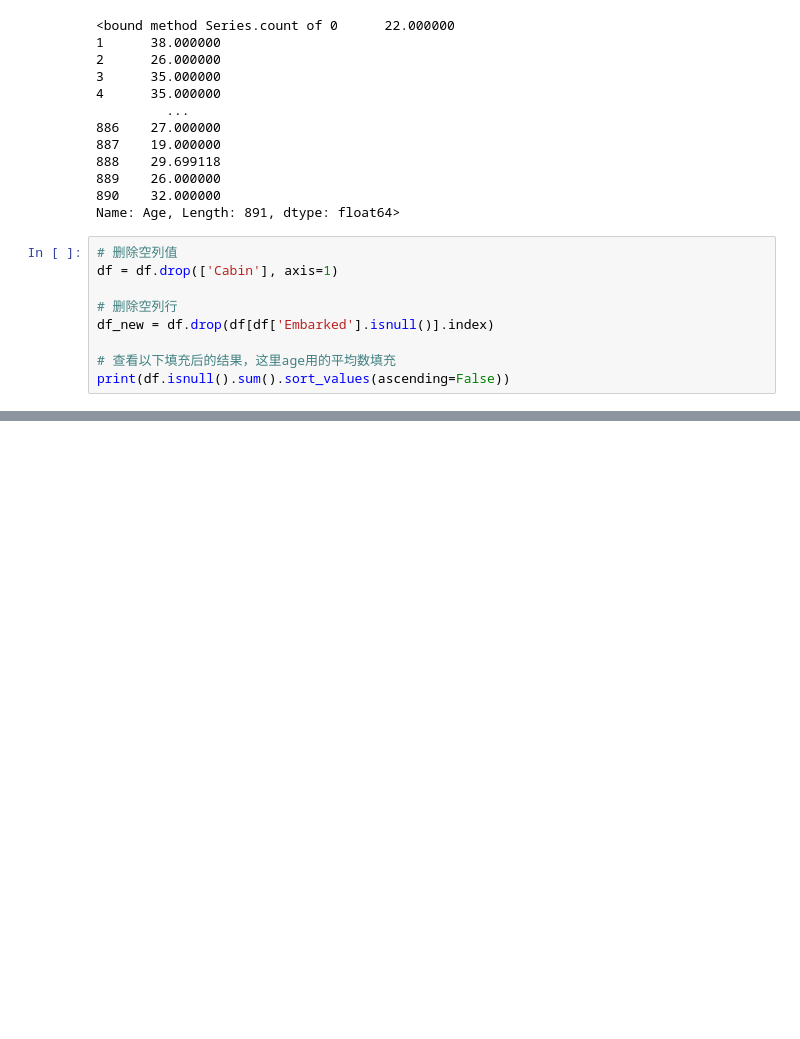
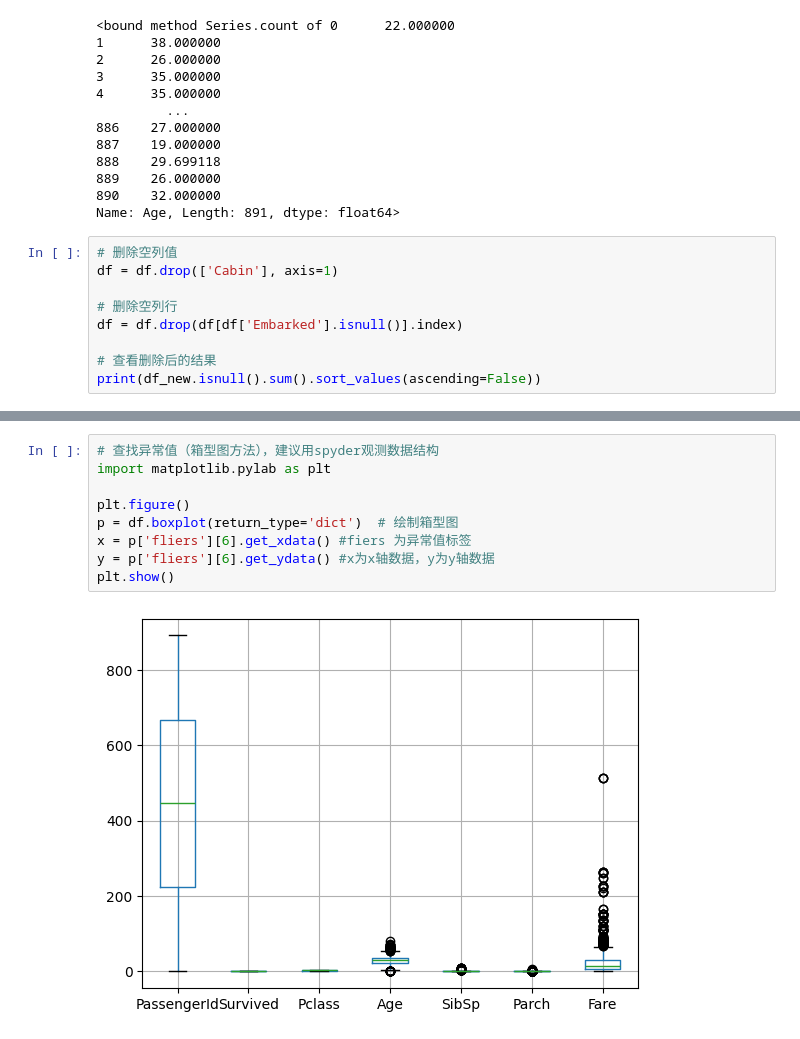
Before and after one commit to Austoin/Data_Analysis_Excavation_Cqust, a Jupyter notebook: 实验2/main.ipynb, the cells around one changed output, grey strips where cells are left out. Cells and saved outputs as stored; diff of their text form; blank space fills up the shorter version.

```diff
--- a/实验2/main.ipynb
+++ b/实验2/main.ipynb
@@ -159,8 +159,8 @@ Name: Age, Length: 891, dtype: float64>
 df = df.drop(['Cabin'], axis=1)
 
 # 删除空列行
-df_new = df.drop(df[df['Embarked'].isnull()].index)
+df = df.drop(df[df['Embarked'].isnull()].index)
 
-# 查看以下填充后的结果，这里age用的平均数填充
-print(df.isnull().sum().sort_values(ascending=False))
+# 查看删除后的结果
+print(df_new.isnull().sum().sort_values(ascending=False))
 # %% [output]
@@ -178,0 +192,11 @@ dtype: int64
+# %%
+# 查找异常值（箱型图方法），建议用spyder观测数据结构
+import matplotlib.pylab as plt
+
+plt.figure()
+p = df.boxplot(return_type='dict')  # 绘制箱型图
+x = p['fliers'][6].get_xdata() #fiers 为异常值标签
+y = p['fliers'][6].get_ydata() #x为x轴数据，y为y轴数据
+plt.show()
+# %% [output]
+[figure, added]
```
Also changed, not shown: parts of 14 cells of this notebook, 3 other files.
